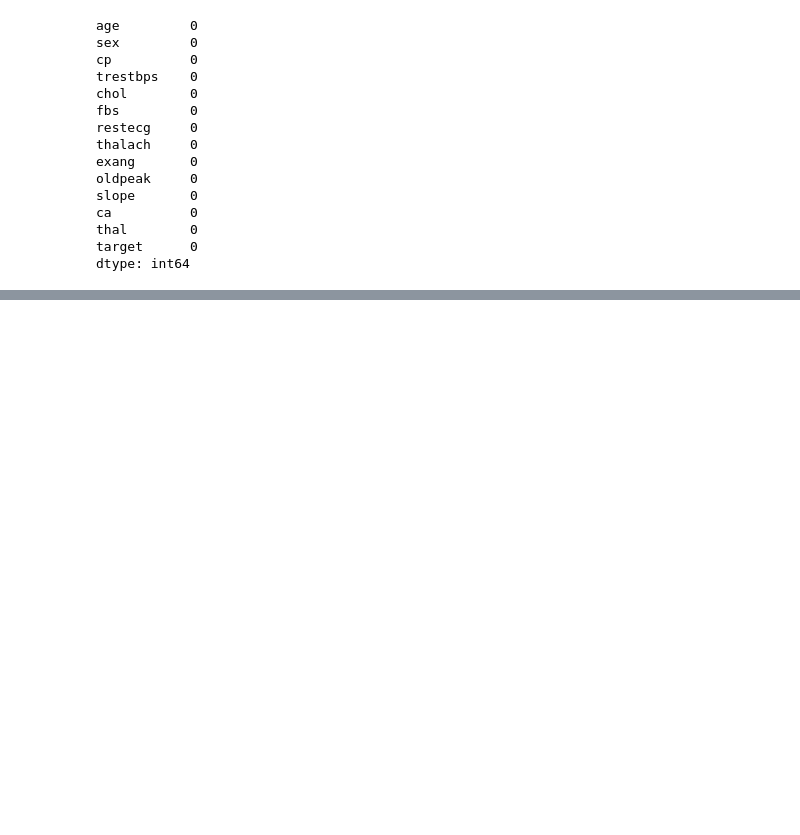
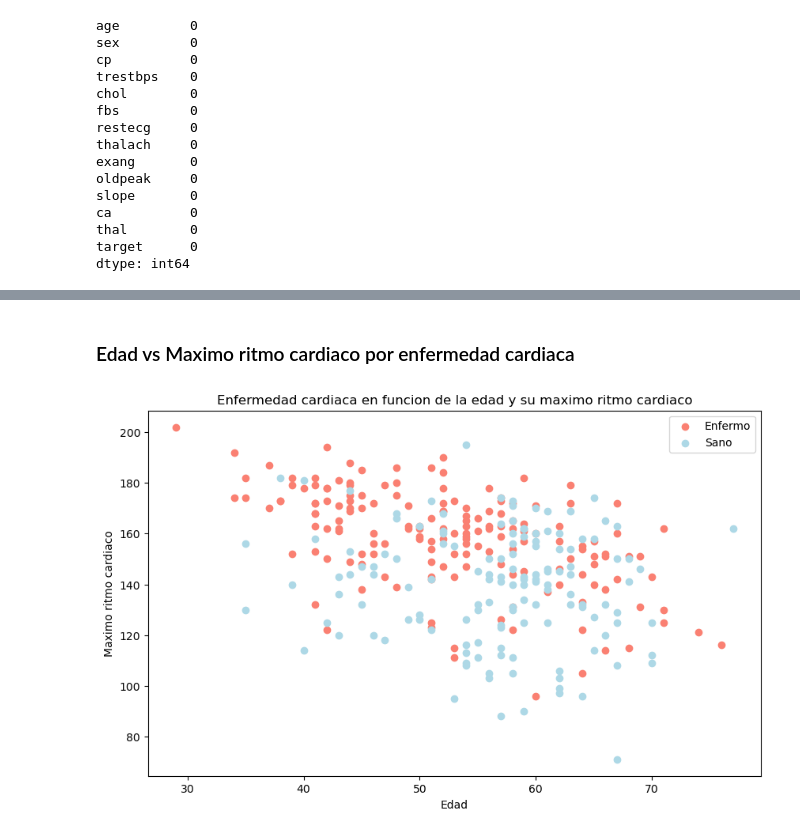
Before and after one commit to jjvemz/machine-learning-bootcamp-, a Jupyter notebook: HeartDiseaseProject/end-to-end heart disease predictions.ipynb, the cells around one changed output, grey strips where cells are left out. Cells and saved outputs as stored; diff of their text form; code cells hidden in the pictures; blank space fills up the shorter version.

```diff
--- a/HeartDiseaseProject/end-to-end heart disease predictions.ipynb
+++ b/HeartDiseaseProject/end-to-end heart disease predictions.ipynb
@@ -247,0 +292,21 @@ dtype: int64
+# %% [markdown]
+### Edad vs Maximo ritmo cardiaco por enfermedad cardiaca
+# %%
+
+plt.figure(figsize=(10, 6))
+
+
+plt.scatter(df.age[df.target==1],
+            df.thalach[df.target==1],
+            c="salmon")
+
+plt.scatter(df.age[df.target==0],
+            df.thalach[df.target==0],
+            c="lightblue")
+
+plt.title("Enfermedad cardiaca en funcion de la edad y su maximo ritmo cardiaco")
+plt.xlabel("Edad")
+plt.ylabel("Maximo ritmo cardiaco")
+plt.legend(["Enfermo", "Sano"]);
+# %% [output]
+[figure, added]
```
Also changed, not shown: parts of 25 cells of this notebook.
